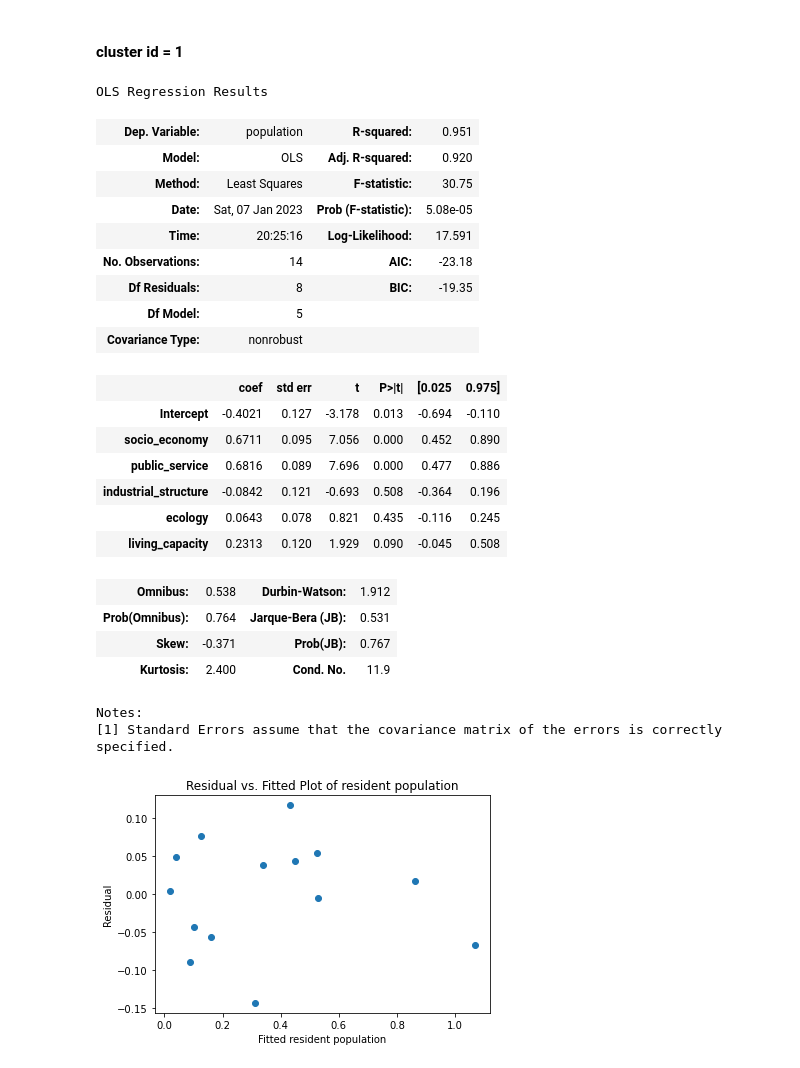
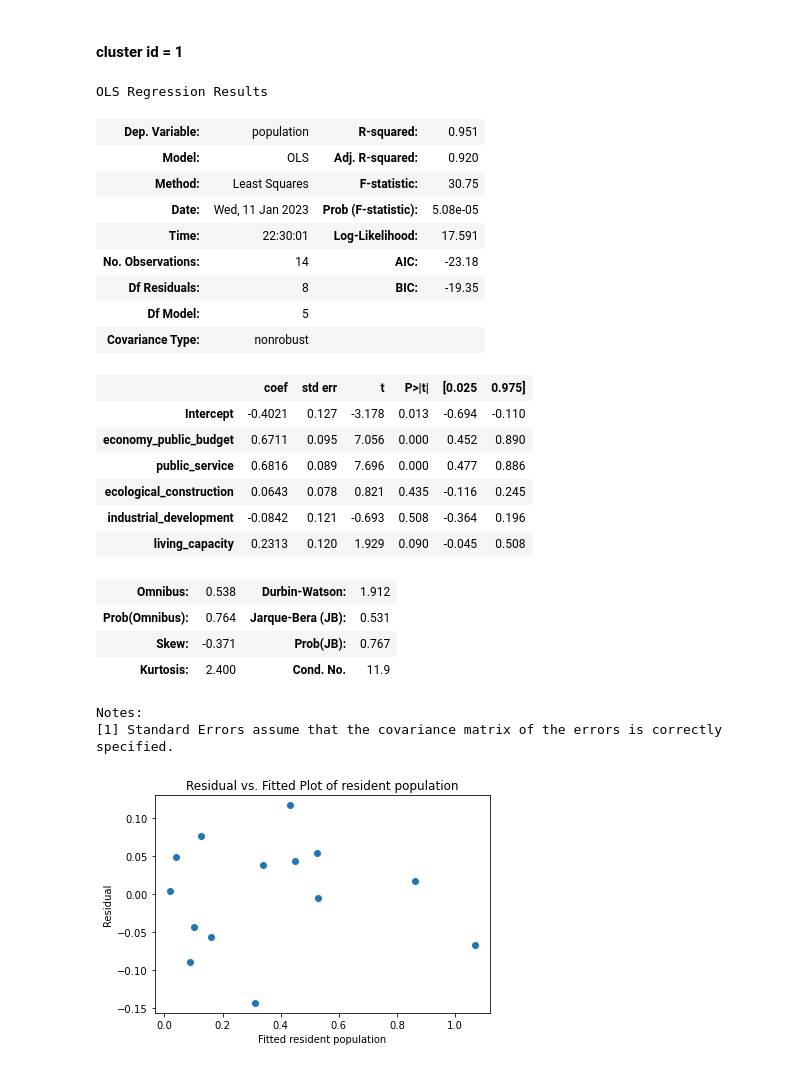
Before and after one commit to Fayee23/QM_Assessment2, a Jupyter notebook: Analysis.ipynb, the cells around one changed output. Drawn from its saved outputs; the diff is of its cells as text; code cells hidden in the pictures.

```diff
--- a/Analysis.ipynb
+++ b/Analysis.ipynb
@@ -630,10 +587,10 @@ index5.head()
 | 4 | -0.334487 | -0.319831 | 0.341058 | -0.711139 | -0.009525 |
 # %%
 #name each index
-index5.rename(columns = {'0':'socio_economy',
+index5.rename(columns = {'0':'economy_public_budget',
                      '1':'public_service',
-                     '2':'ecology',
-                     '3':'industrial_structure',
+                     '2':'ecological_construction',
+                     '3':'industrial_development',
                      '4':'living_capacity'},
           inplace = True)
 index5.head()
@@ -1237,26 +1137,26 @@ plt.show()
 # %% [markdown]
 #### cluster id = 1
 # %%
-data1_ml = ols('population ~ socio_economy + public_service + industrial_structure + ecology + living_capacity',
+data1_ml = ols('population ~ economy_public_budget + public_service + ecological_construction + industrial_development + living_capacity',
                data=data_1st).fit()
 data1_ml.summary()
 # %% [output]
 OLS Regression Results
 | Dep. Variable: | population | R-squared: | 0.951 |
 | Model: | OLS | Adj. R-squared: | 0.920 |
 | Method: | Least Squares | F-statistic: | 30.75 |
-| Date: | Sat, 07 Jan 2023 | Prob (F-statistic): | 5.08e-05 |
-| Time: | 20:25:16 | Log-Likelihood: | 17.591 |
+| Date: | Wed, 11 Jan 2023 | Prob (F-statistic): | 5.08e-05 |
+| Time: | 22:30:01 | Log-Likelihood: | 17.591 |
 | No. Observations: | 14 | AIC: | -23.18 |
 | Df Residuals: | 8 | BIC: | -19.35 |
 | Df Model: | 5 |  |  |
 | Covariance Type: | nonrobust |  |  |
 |  | coef | std err | t | P>|t| | [0.025 | 0.975] |
 | Intercept | -0.4021 | 0.127 | -3.178 | 0.013 | -0.694 | -0.110 |
-| socio_economy | 0.6711 | 0.095 | 7.056 | 0.000 | 0.452 | 0.890 |
+| economy_public_budget | 0.6711 | 0.095 | 7.056 | 0.000 | 0.452 | 0.890 |
 | public_service | 0.6816 | 0.089 | 7.696 | 0.000 | 0.477 | 0.886 |
-| industrial_structure | -0.0842 | 0.121 | -0.693 | 0.508 | -0.364 | 0.196 |
-| ecology | 0.0643 | 0.078 | 0.821 | 0.435 | -0.116 | 0.245 |
+| ecological_construction | 0.0643 | 0.078 | 0.821 | 0.435 | -0.116 | 0.245 |
+| industrial_development | -0.0842 | 0.121 | -0.693 | 0.508 | -0.364 | 0.196 |
 | living_capacity | 0.2313 | 0.120 | 1.929 | 0.090 | -0.045 | 0.508 |
 | Omnibus: | 0.538 | Durbin-Watson: | 1.912 |
 | Prob(Omnibus): | 0.764 | Jarque-Bera (JB): | 0.531 |
```
Also changed, not shown: parts of 44 cells of this notebook.
